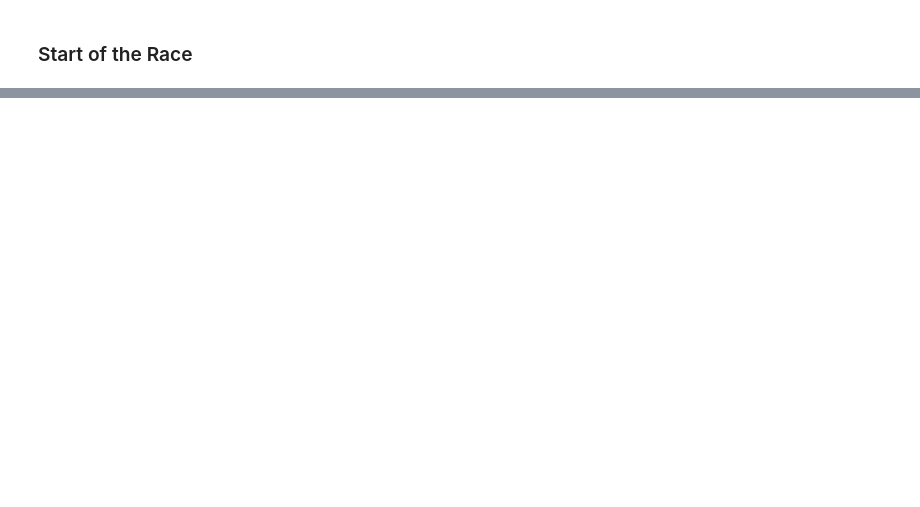
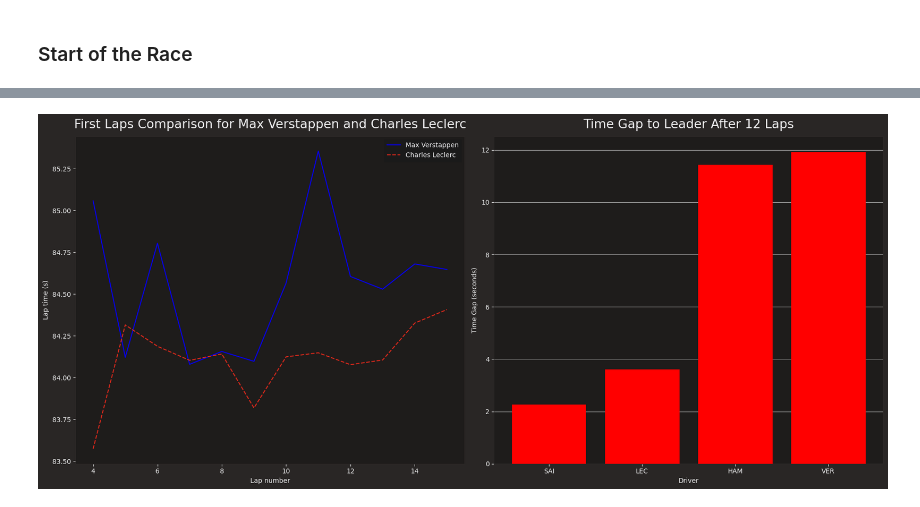
Before and after one commit to hall4jm/Hungarian-GP-Analysis, a Jupyter notebook: F1Analysis.ipynb, the cells around one changed output, grey strips where cells are left out. Drawn from its saved outputs; the diff is of its cells as text; code cells hidden in the pictures; blank space fills up the shorter version.

```diff
--- a/F1Analysis.ipynb
+++ b/F1Analysis.ipynb
@@ -62,0 +69,50 @@ This means that Ferrari will likely be slower on the harder compound of tire, bu
+# %%
+# Set template for plotting
+fastf1.plotting.setup_mpl(mpl_timedelta_support=False, color_scheme='fastf1')
+
+# Get laps for Max Verstappen and Charles Leclerc
+#laps_df = pd.DataFrame(session.laps.pick_drivers(['VER', 'LEC']).reset_index(drop=True))
+first_stint = laps_df[(laps_df['LapNumber'] >= 4) & (laps_df['LapNumber'] <= 15)]
+
+# Prepare data for time gap calculation
+time_laps_df = pd.DataFrame(session.laps.pick_drivers(['VER', 'LEC', 'RUS', 'SAI', 'HAM']).reset_index(drop=True))
+laps_up_to_12 = time_laps_df[time_laps_df['LapNumber'] == 12]
+
+# Calculate cumulative time for each driver up to lap 12
+cumulative_time = laps_up_to_12.groupby('Driver')['LapStartTime'].max()
+leader_time = cumulative_time.min()
+time_gap = (cumulative_time - leader_time).dt.total_seconds()
+time_gap = time_gap[time_gap.index != 'RUS']  # Remove RUS from dataframe
+time_gap = time_gap.sort_values()
+time_gap_df = time_gap.reset_index()
+
+# Create side-by-side plots
+fig, (ax1, ax2) = plt.subplots(1, 2, figsize=(18, 8))
+
+# Plot 1: First Laps Comparison for Max Verstappen and Charles Leclerc
+rbr_color = fastf1.plotting.get_team_color('RED', session)
+fer_color = fastf1.plotting.get_team_color('FER', session)
+
+ax1.set_title('First Laps Comparison for Max Verstappen and Charles Leclerc')
+ax1.set_xlabel('Lap number')
+ax1.set_ylabel('Lap time (s)')
+ax1.plot(first_stint[first_stint['Driver'] == 'VER']['LapNumber'],
+         first_stint[first_stint['Driver'] == 'VER']['LapTime'],
+         color=rbr_color, label='Max Verstappen')
+ax1.plot(first_stint[first_stint['Driver'] == 'LEC']['LapNumber'],
+         first_stint[first_stint['Driver'] == 'LEC']['LapTime'],
+         color=fer_color, label='Charles Leclerc', linestyle='--')
+ax1.legend()
+
+# Plot 2: Time Gap to Leader After 12 Laps
+ax2.bar(time_gap_df['Driver'], time_gap_df['LapStartTime'], color = 'red')
+ax2.set_title('Time Gap to Leader After 12 Laps')
+ax2.set_xlabel('Driver')
+ax2.set_ylabel('Time Gap (seconds)')
+ax2.set_xticks(time_gap_df['Driver'])
+ax2.grid(axis='y')
+
+plt.tight_layout()
+plt.show()
+# %% [output]
+[figure, added]
```
Also changed, not shown: parts of 17 cells of this notebook.
